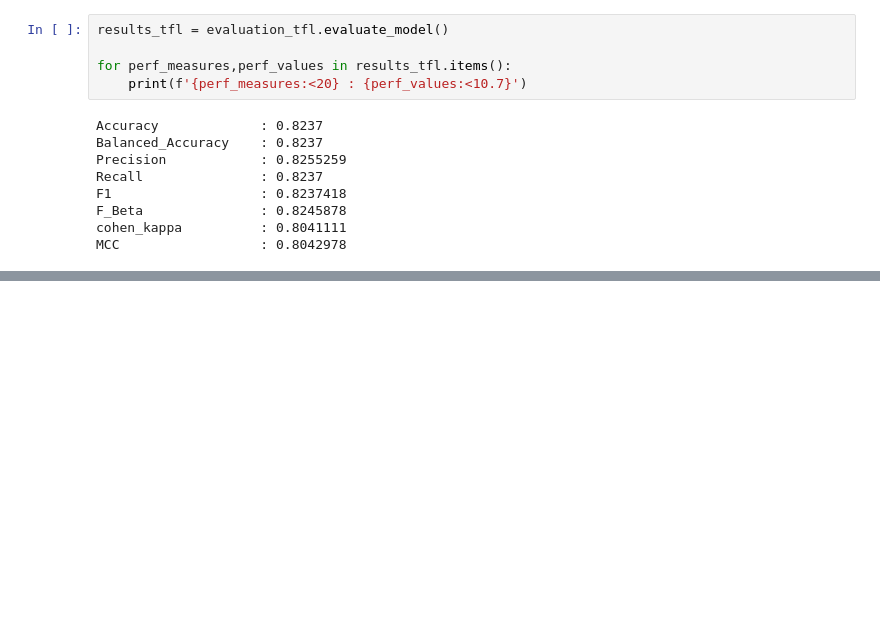
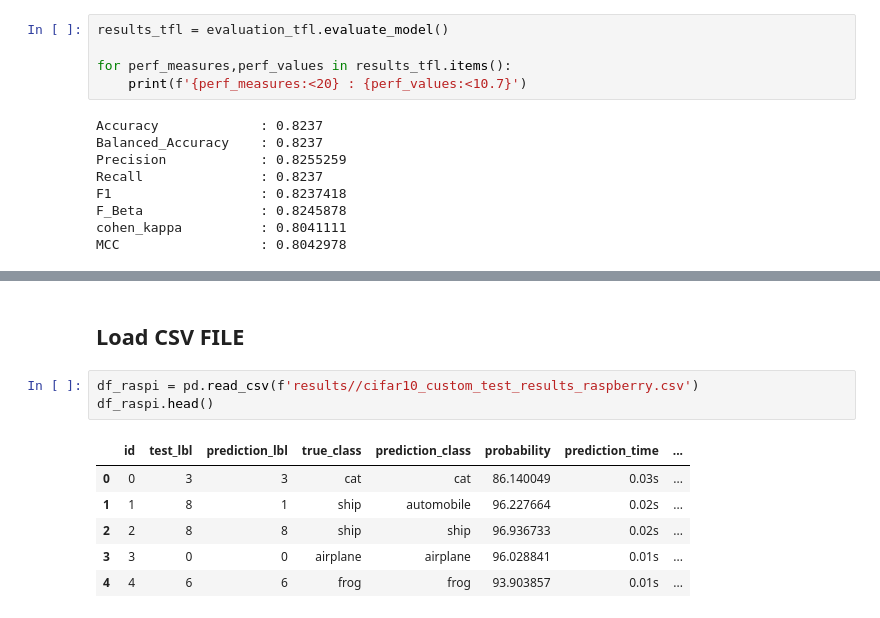
Before and after one commit to rashidrao-pk/AI_on_Edge_Devices, a Jupyter notebook: codes/N2_EDGE_AI_TEST_ON_COMPUTER.ipynb, the cells around one changed output, grey strips where cells are left out. Drawn from its saved outputs; the diff is of its cells as text; blank space fills up the shorter version.

```diff
--- a/codes/N2_EDGE_AI_TEST_ON_COMPUTER.ipynb
+++ b/codes/N2_EDGE_AI_TEST_ON_COMPUTER.ipynb
@@ -321,0 +358,12 @@ evaluation.plot_confusion_matrix(model_type=model_type)
+# %% [markdown]
+## Load CSV FILE
+# %%
+df_raspi = pd.read_csv(f'results//cifar10_custom_test_results_raspberry.csv')
+df_raspi.head()
+# %% [output]
+|  | id | test_lbl | prediction_lbl | true_class | prediction_class | probability | prediction_time | ... |
+| 0 | 0 | 3 | 3 | cat | cat | 86.140049 | 0.03s | ... |
+| 1 | 1 | 8 | 1 | ship | automobile | 96.227664 | 0.02s | ... |
+| 2 | 2 | 8 | 8 | ship | ship | 96.936733 | 0.02s | ... |
+| 3 | 3 | 0 | 0 | airplane | airplane | 96.028841 | 0.01s | ... |
+| 4 | 4 | 6 | 6 | frog | frog | 93.903857 | 0.01s | ... |
```
Also changed, not shown: parts of 16 cells of this notebook, 15 other files.
